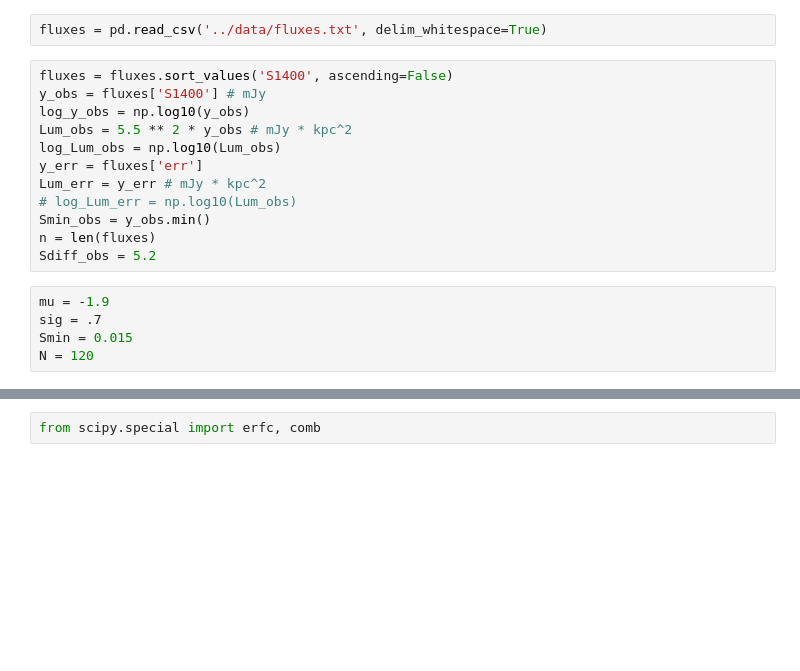
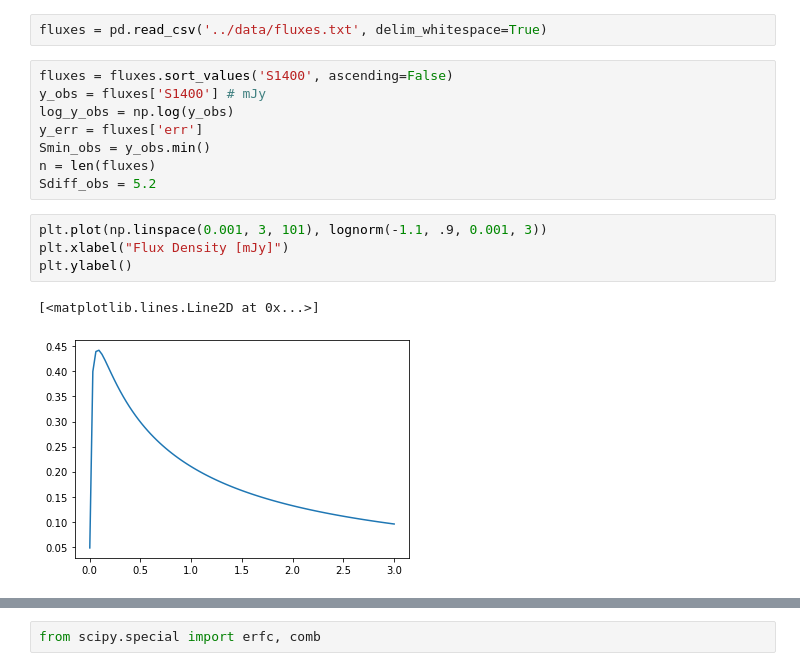
Before and after one commit to ykwang1/astr-598-au21, a Jupyter notebook: notebooks/MCMC.ipynb, the cells around one changed output, grey strips where cells are left out. Saved outputs shown, nothing was run; the diff lists cells and outputs as text; blank space fills up the shorter version.

```diff
--- a/notebooks/MCMC.ipynb
+++ b/notebooks/MCMC.ipynb
@@ -10,19 +10,17 @@ fluxes = pd.read_csv('../data/fluxes.txt', delim_whitespace=True)
 # %%
 fluxes = fluxes.sort_values('S1400', ascending=False)
 y_obs = fluxes['S1400'] # mJy
-log_y_obs = np.log10(y_obs)
-Lum_obs = 5.5 ** 2 * y_obs # mJy * kpc^2
-log_Lum_obs = np.log10(Lum_obs)
+log_y_obs = np.log(y_obs)
 y_err = fluxes['err']
-Lum_err = y_err # mJy * kpc^2
-# log_Lum_err = np.log10(Lum_obs)
 Smin_obs = y_obs.min()
 n = len(fluxes)
 Sdiff_obs = 5.2
-# %%
-mu = -1.9
-sig = .7
-Smin = 0.015
-N = 120
+# %%
+plt.plot(np.linspace(0.001, 3, 101), lognorm(-1.1, .9, 0.001, 3))
+plt.xlabel("Flux Density [mJy]")
+plt.ylabel()
+# %% [output]
+[<matplotlib.lines.Line2D at 0x...>]
+[figure, added]
 # %%
 plt.semilogy(log_y_obs, np.arange(n))
```
Also changed, not shown: parts of 34 cells of this notebook, 1 other file.
